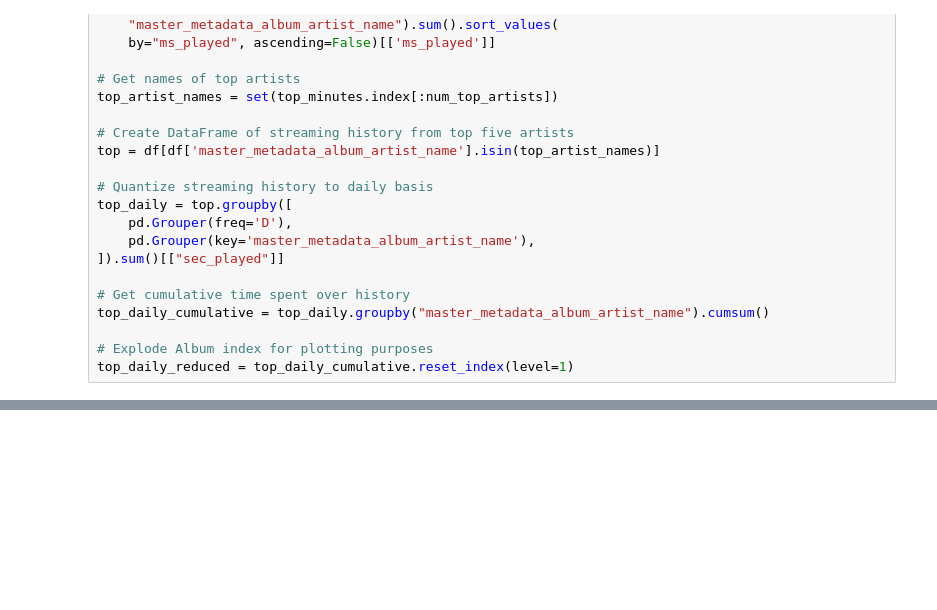
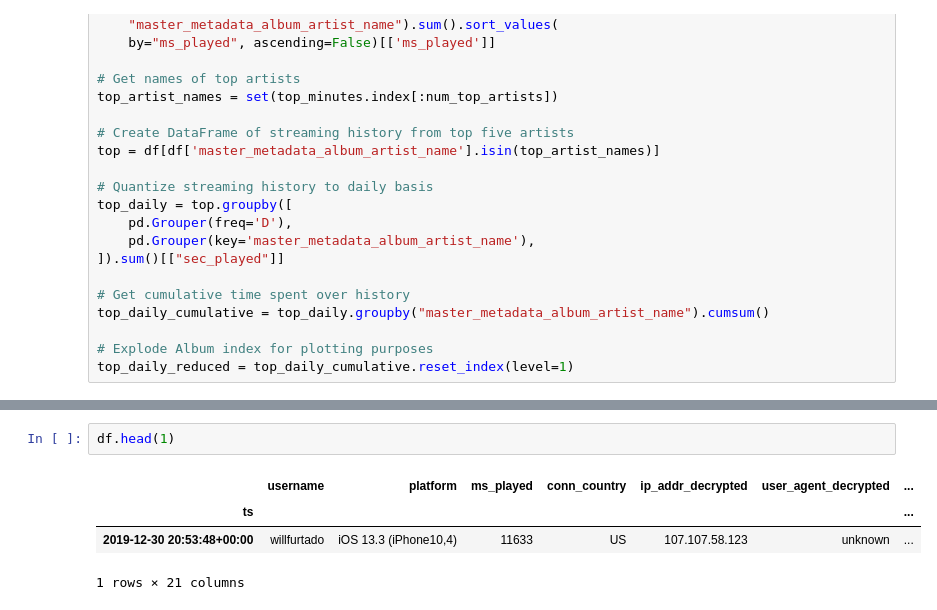
Before and after one commit to willfurtado/Visualizing-Spotify-Data, a Jupyter notebook: notebooks/SpotifyStreaming.ipynb, the cells around one changed output, grey strips where cells are left out. Saved outputs shown, nothing was run; the diff lists cells and outputs as text; blank space fills up the shorter version.

```diff
--- a/notebooks/SpotifyStreaming.ipynb
+++ b/notebooks/SpotifyStreaming.ipynb
@@ -108,0 +112,7 @@ sns.lineplot(
+# %%
+df.head(1)
+# %% [output]
+|  | username | platform | ms_played | conn_country | ip_addr_decrypted | user_agent_decrypted | ... |
+| ts |  |  |  |  |  |  | ... |
+| 2019-12-30 20:53:48+00:00 | willfurtado | iOS 13.3 (iPhone10,4) | 11633 | US | 107.107.58.123 | unknown | ... |
+1 rows × 21 columns
```
Also changed, not shown: parts of 12 cells of this notebook.
